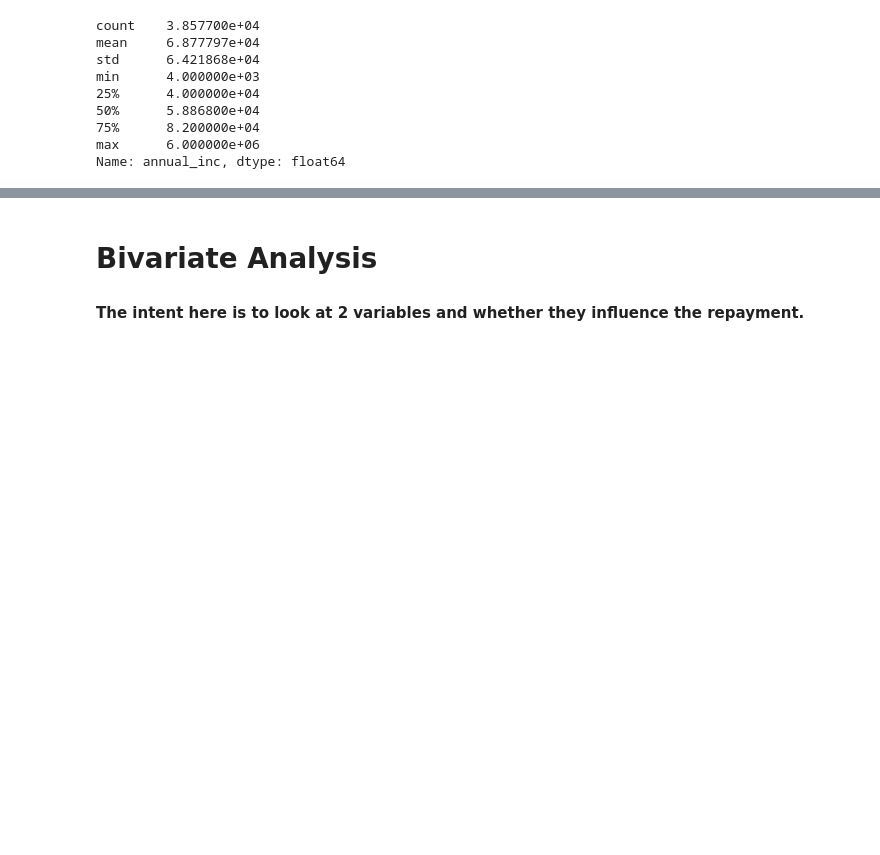
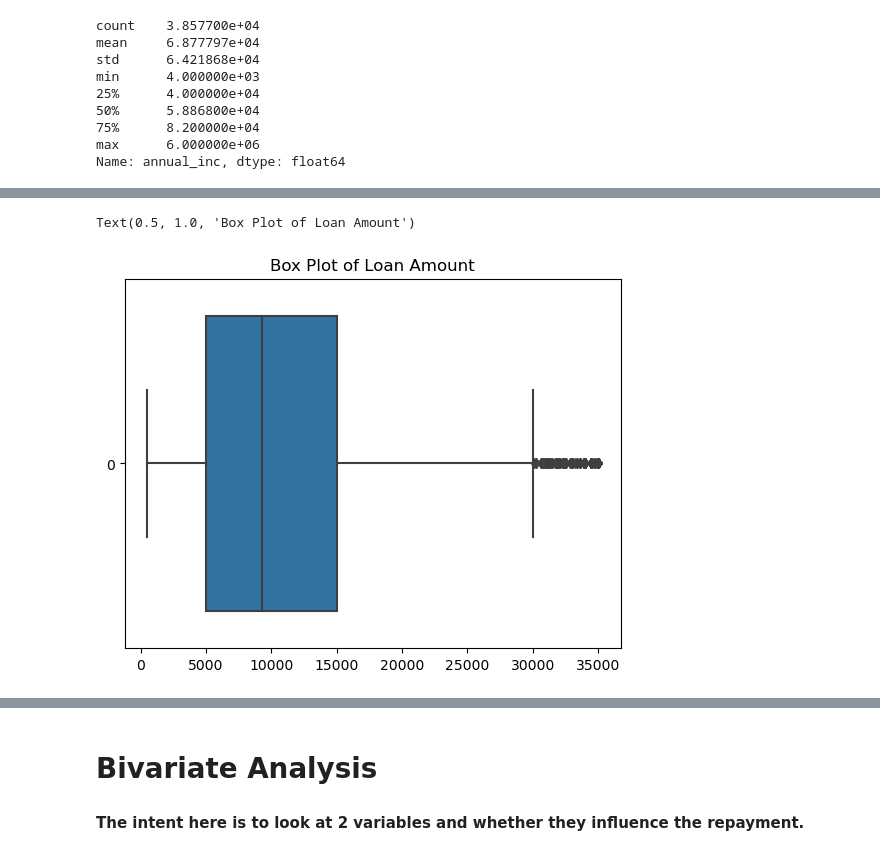
Before and after one commit to ajayvmohandas/lending_club_case_study, a Jupyter notebook: Lending-Club-Case-Study.ipynb, the cells around one changed output, grey strips where cells are left out. Saved outputs shown, nothing was run; the diff lists cells and outputs as text; code cells hidden in the pictures; blank space fills up the shorter version.

```diff
--- a/Lending-Club-Case-Study.ipynb
+++ b/Lending-Club-Case-Study.ipynb
@@ -191,0 +274,7 @@ Name: annual_inc, dtype: float64
+# %%
+#"loan_amnt"
+sns.boxplot(loan_df.loan_amnt,orient="h")
+plt.title("Box Plot of Loan Amount")
+# %% [output]
+Text(0.5, 1.0, 'Box Plot of Loan Amount')
+[figure, added]
```
Also changed, not shown: parts of 18 cells of this notebook, 1 other file.
